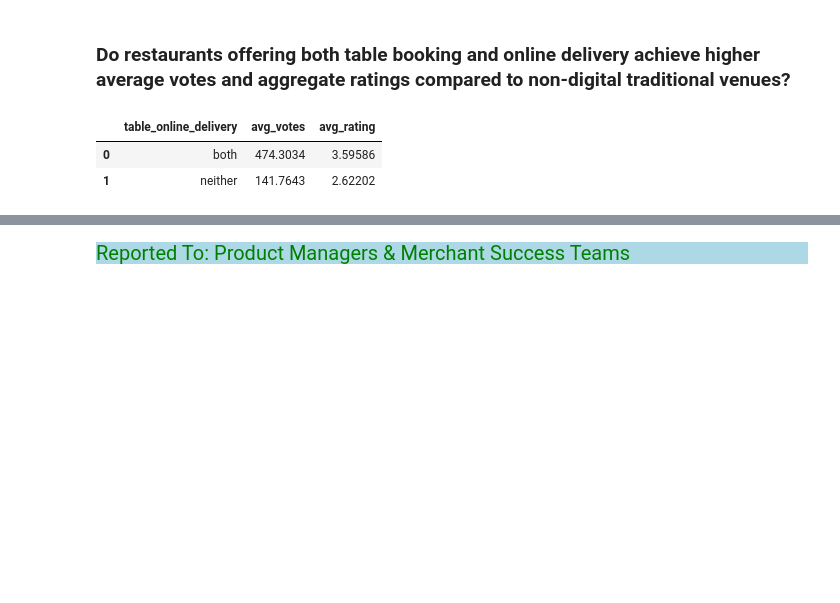
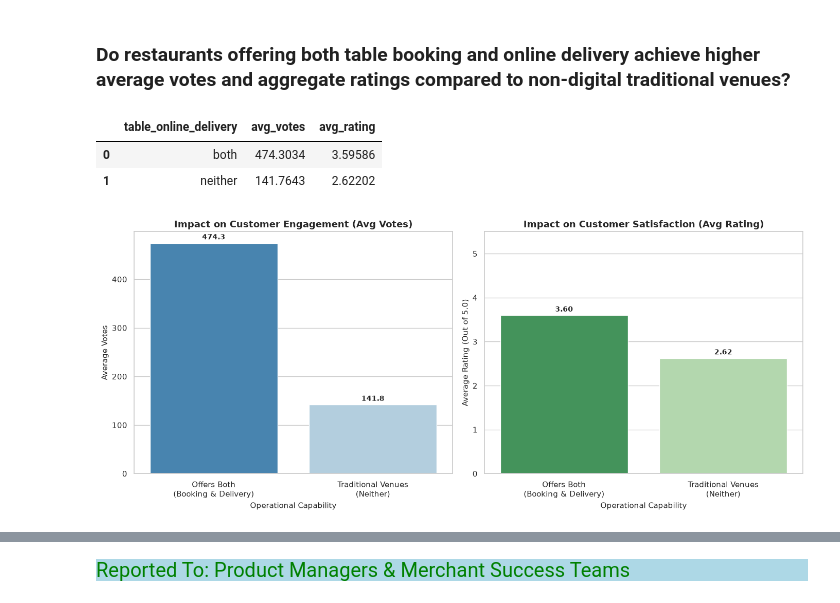
Before and after one commit to Kartika-Nidhi/Restaurant_Analysis_SQL, a Jupyter notebook: Restaurant_Analysis_SQl.ipynb, the cells around one changed output, grey strips where cells are left out. Drawn from its saved outputs; the diff is of its cells as text; code cells hidden in the pictures; blank space fills up the shorter version.

Commit message:
plot and findings added

```diff
--- a/Restaurant_Analysis_SQl.ipynb
+++ b/Restaurant_Analysis_SQl.ipynb
@@ -797,6 +797,88 @@ table_online_delivery
 |  | table_online_delivery | avg_votes | avg_rating |
 | 0 | both | 474.3034 | 3.59586 |
 | 1 | neither | 141.7643 | 2.62202 |
+# %%
+
+df_plot = table_online_delivery.copy()
+df_plot["table_online_delivery"] = df_plot["table_online_delivery"].replace({
+    "both": "Offers Both\n(Booking & Delivery)",
+    "neither": "Traditional Venues\n(Neither)",
+})
+
+
+sns.set_theme(style="whitegrid")
+fig, axes = plt.subplots(1, 2, figsize=(14, 6))
+
+# Plot 1: Average Votes Comparison
+sns.barplot(
+    data=df_plot,
+    x="table_online_delivery",
+    y="avg_votes",
+    hue = 'table_online_delivery',
+    legend = False,
+    ax=axes[0],
+    palette="Blues_r",
+)
+axes[0].set_title(
+    "Impact on Customer Engagement (Avg Votes)",
+    fontsize=13,
+    fontweight="bold",
+)
+axes[0].set_xlabel("Operational Capability", fontsize=11)
+axes[0].set_ylabel("Average Votes", fontsize=11)
+
+for p in axes[0].patches:
+  height = p.get_height()
+  if height > 0:
+    axes[0].annotate(
+        f"{height:.1f}",
+        (p.get_x() + p.get_width() / 2.0, height),
+        ha="center",
+        va="bottom",
+        fontsize=10,
+        fontweight="bold",
+        xytext=(0, 3),
+        textcoords="offset points",
+    )
+
+# Plot 2: Average Rating Comparison
+sns.barplot(
+    data=df_plot,
+    x="table_online_delivery",
+    y="avg_rating",
+    hue = 'table_online_delivery',
+    legend = False,
+    ax=axes[1],
+    palette="Greens_r",
+)
+axes[1].set_title(
+    "Impact on Customer Satisfaction (Avg Rating)",
+    fontsize=13,
+    fontweight="bold",
+)
+axes[1].set_xlabel("Operational Capability", fontsize=11)
+axes[1].set_ylabel("Average Rating (Out of 5.0)", fontsize=11)
+axes[1].set_ylim(0, 5.5)
+
+
+for p in axes[1].patches:
+  height = p.get_height()
+  if height > 0:
+    axes[1].annotate(
+        f"{height:.2f}",
+        (p.get_x() + p.get_width() / 2.0, height),
+        ha="center",
+        va="bottom",
+        fontsize=10,
+        fontweight="bold",
+        xytext=(0, 3),
+        textcoords="offset points",
+    )
+
+plt.tight_layout()
+plt.show()
+# %% [output]
+[figure, added]
 # %% [markdown]
 <div>
 # %% [markdown]
```
Also changed, not shown: parts of 2 cells of this notebook.
